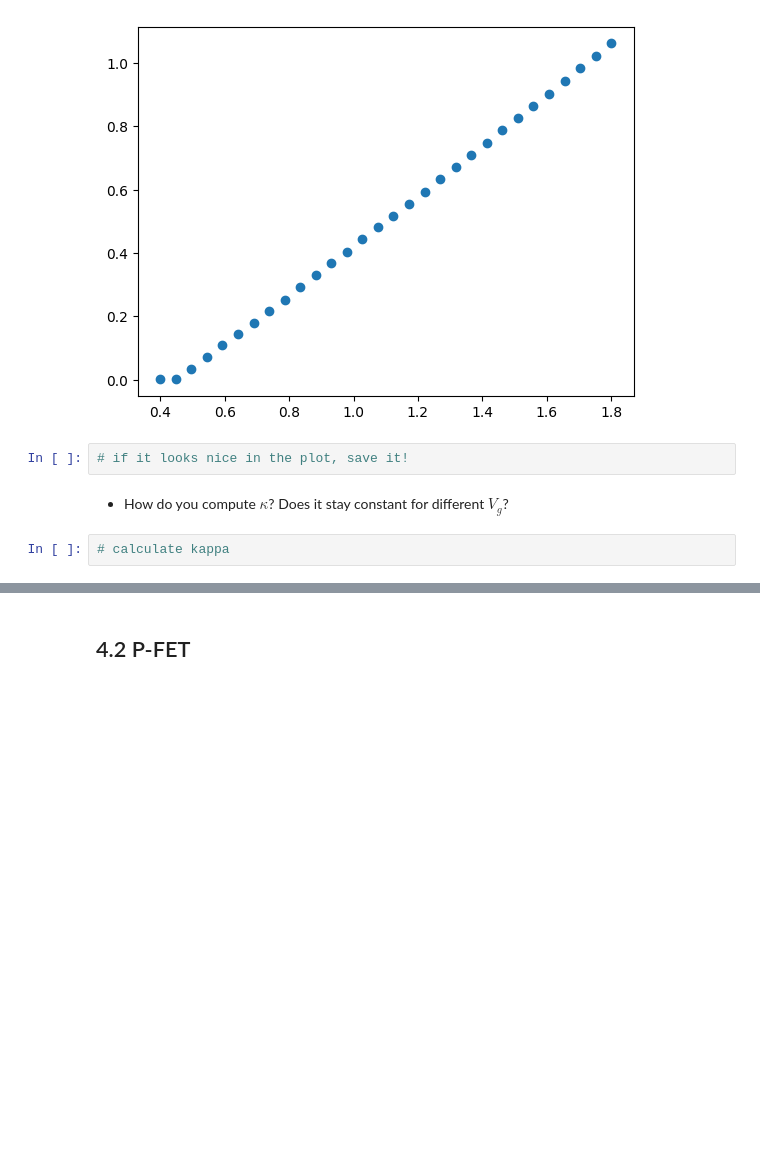
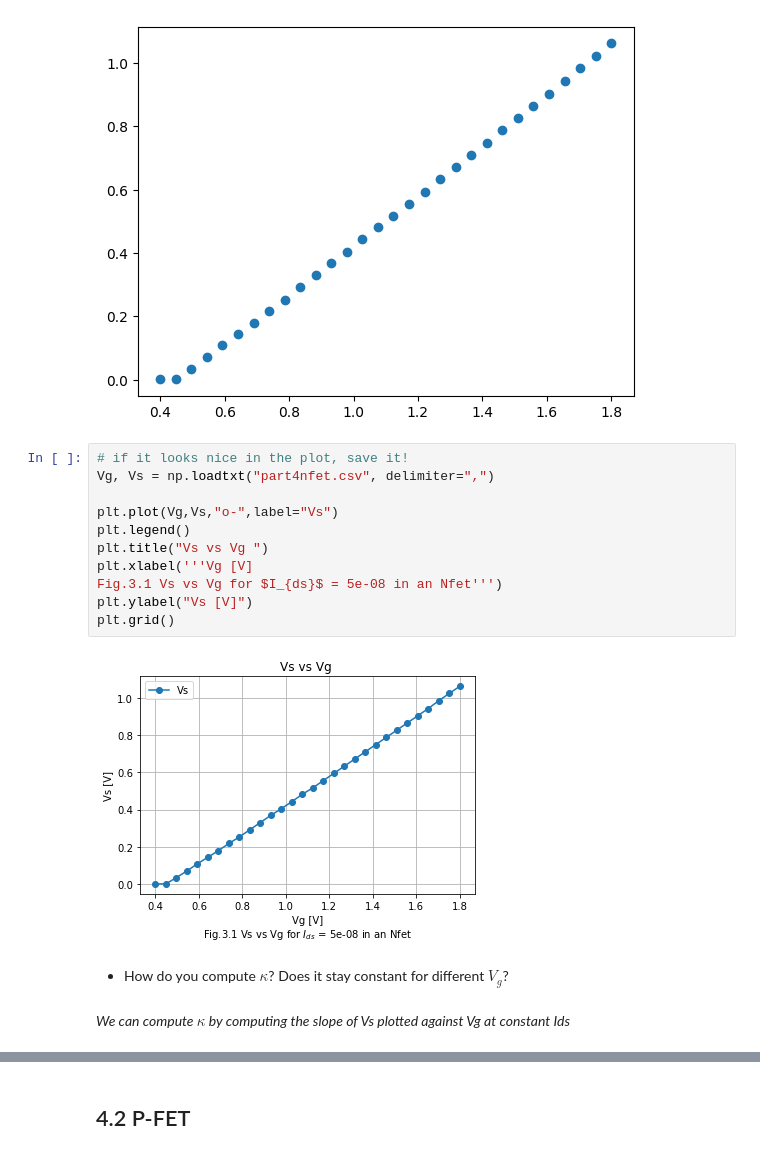
Before and after one commit to daggermaster3000/NE1, a Jupyter notebook: TP2/2022_Lab2_SubThr_18_Quillan_Favey.ipynb, the cells around one changed output, grey strips where cells are left out. Saved outputs shown, nothing was run; the diff lists cells and outputs as text; blank space fills up the shorter version.

```diff
--- a/TP2/2022_Lab2_SubThr_18_Quillan_Favey.ipynb
+++ b/TP2/2022_Lab2_SubThr_18_Quillan_Favey.ipynb
@@ -710,9 +710,20 @@ data = np.array([Vg,Vs])
 np.savetxt("part4nfet.csv",data,delimiter=",")
 # %% [output]
 [figure]
-# %%
-# if it looks nice in the plot, save it!
+# %%
+# if it looks nice in the plot, save it!
+Vg, Vs = np.loadtxt("part4nfet.csv", delimiter=",")
+
+plt.plot(Vg,Vs,"o-",label="Vs")
+plt.legend()
+plt.title("Vs vs Vg ")
+plt.xlabel('''Vg [V]
+Fig.3.1 Vs vs Vg for $I_{ds}$ = 5e-08 in an Nfet''')
+plt.ylabel("Vs [V]")
+plt.grid()
+# %% [output]
+[figure, added]
 # %% [markdown]
 * How do you compute $\kappa$? Does it stay constant for different $V_g$?
-# %%
-# calculate kappa
+# %% [markdown]
+*We can compute $\kappa$ by computing the slope of Vs plotted against Vg at constant Ids*
```
Also changed, not shown: parts of 8 cells of this notebook.
